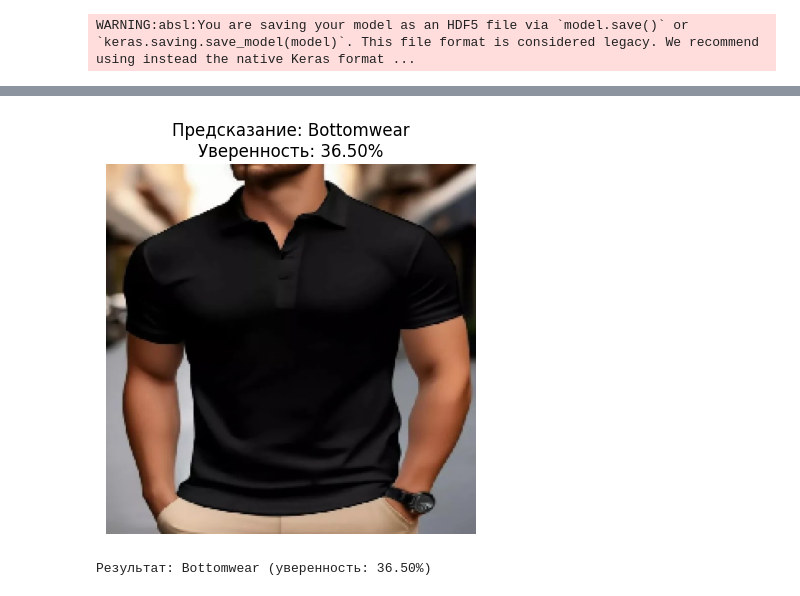
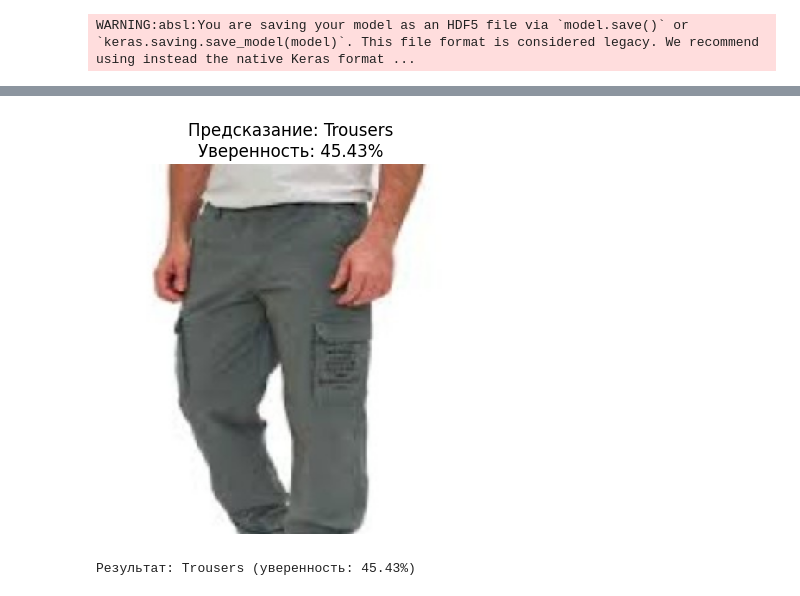
Before and after one commit to Sosees04ka/RAII_PANAMKI, a Jupyter notebook: SuperNewClassDataSet.ipynb, the cells around one changed output, grey strips where cells are left out. Saved outputs shown, nothing was run; the diff lists cells and outputs as text; code cells hidden in the pictures.

```diff
--- a/SuperNewClassDataSet.ipynb
+++ b/SuperNewClassDataSet.ipynb
@@ -171,10 +162,29 @@ model.save("models_new.keras")
 model.save("models_new.h5")
 # %% [output]
 WARNING:absl:You are saving your model as an HDF5 file via `model.save()` or `keras.saving.save_model(model)`. This file format is considered legacy. We recommend using instead the native Keras format ...
+# %%
+from tensorflow.keras.models import load_model
+
+model = load_model("models_new_niz_class.keras")
+class_names = [
+    "Capris",
+    "Churidar",
+    "Jeans",
+    "Jeggings",
+    "Leggings",
+    "Lounge Pants",
+    "Shorts",
+    "Skirts",
+    "Tights",
+    "Track Pants",
+    "Tracksuits",
+    "Trousers"
+]
 # %%
 import numpy as np
 from tensorflow.keras.preprocessing import image
 import matplotlib.pyplot as plt
+from tensorflow.keras.applications.resnet50 import preprocess_input
 
 def load_and_predict(image_path, model, class_names, img_size=(224, 224)):
     """
@@ -189,21 +199,18 @@ def load_and_predict(image_path, model, class_names, img_size=(224, 224)):
     Возвращает:
     - Предсказанный класс и его вероятность
     """
-    # Загрузка изображения
+
     img = image.load_img(image_path, target_size=img_size)
     img_array = image.img_to_array(img)
     img_array = np.expand_dims(img_array, axis=0)
 
-    # Предобработка для ResNet50
     img_array = preprocess_input(img_array)
 
-    # Предсказание
     predictions = model.predict(img_array)
     predicted_class_index = np.argmax(predictions[0])
     predicted_class = class_names[predicted_class_index]
     confidence = np.max(predictions[0]) * 100
 
-    # Визуализация
     plt.imshow(img)
     plt.axis('off')
     plt.title(f"Предсказание: {predicted_class}\nУверенность: {confidence:.2f}%")
@@ -211,13 +218,10 @@ def load_and_predict(image_path, model, class_names, img_size=(224, 224)):
 
     return predicted_class, confidence
 
-# Пример использования
 if __name__ == "__main__":
-    # Запрос пути к изображению у пользователя
-    image_path = "C:/Delete/example1.jpg"
+    image_path = "example4.jpg"
 
     try:
-        # Проверка изображения
         predicted_class, confidence = load_and_predict(image_path, model, class_names)
         print(f"\nРезультат: {predicted_class} (уверенность: {confidence:.2f}%)")
     except Exception as e:
@@ -227,2 +231,2 @@ if __name__ == "__main__":
-[figure, old version]
+[figure, new version]
-Результат: Bottomwear (уверенность: 36.50%)
+Результат: Trousers (уверенность: 45.43%)
```
Also changed, not shown: parts of 4 cells of this notebook, 3 other files.
